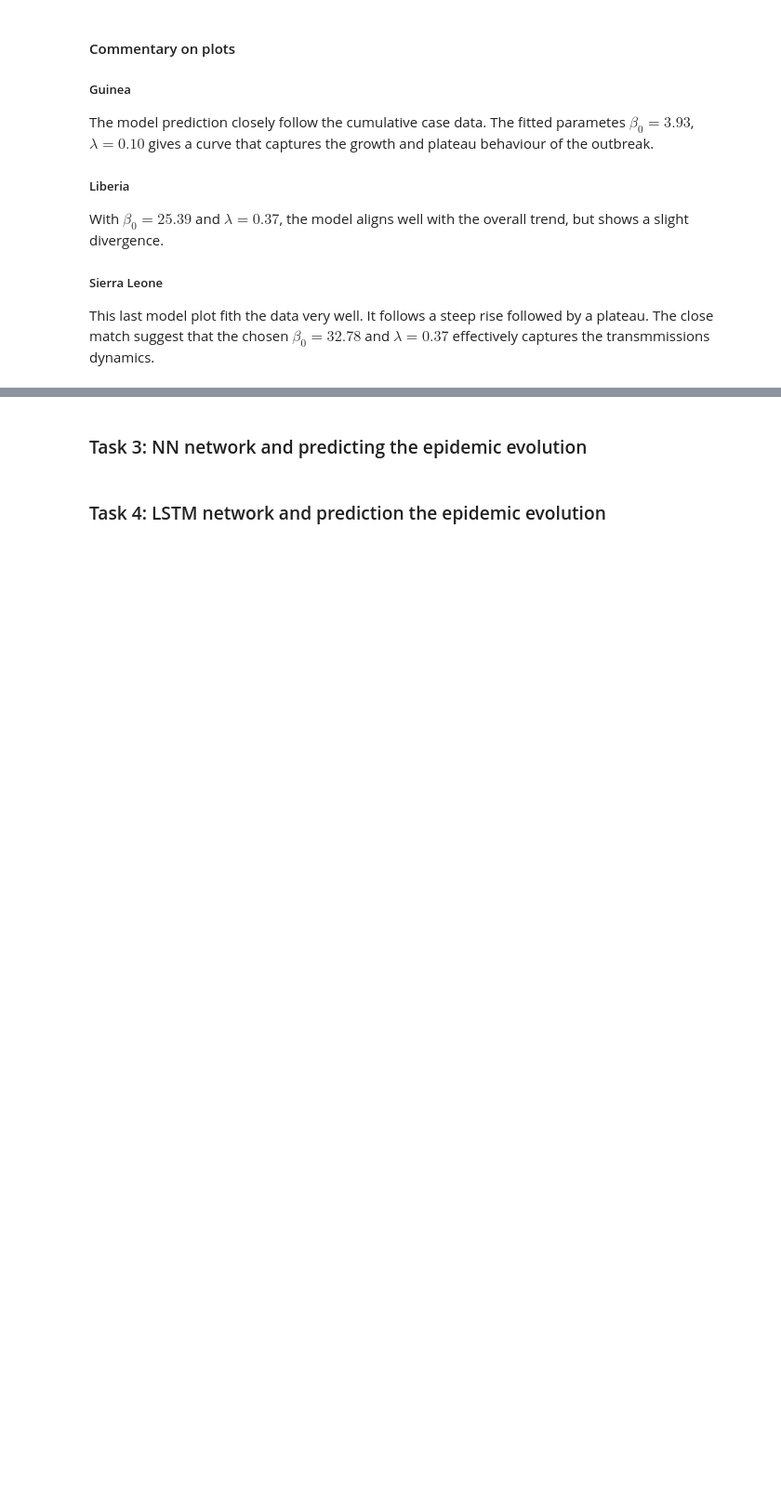
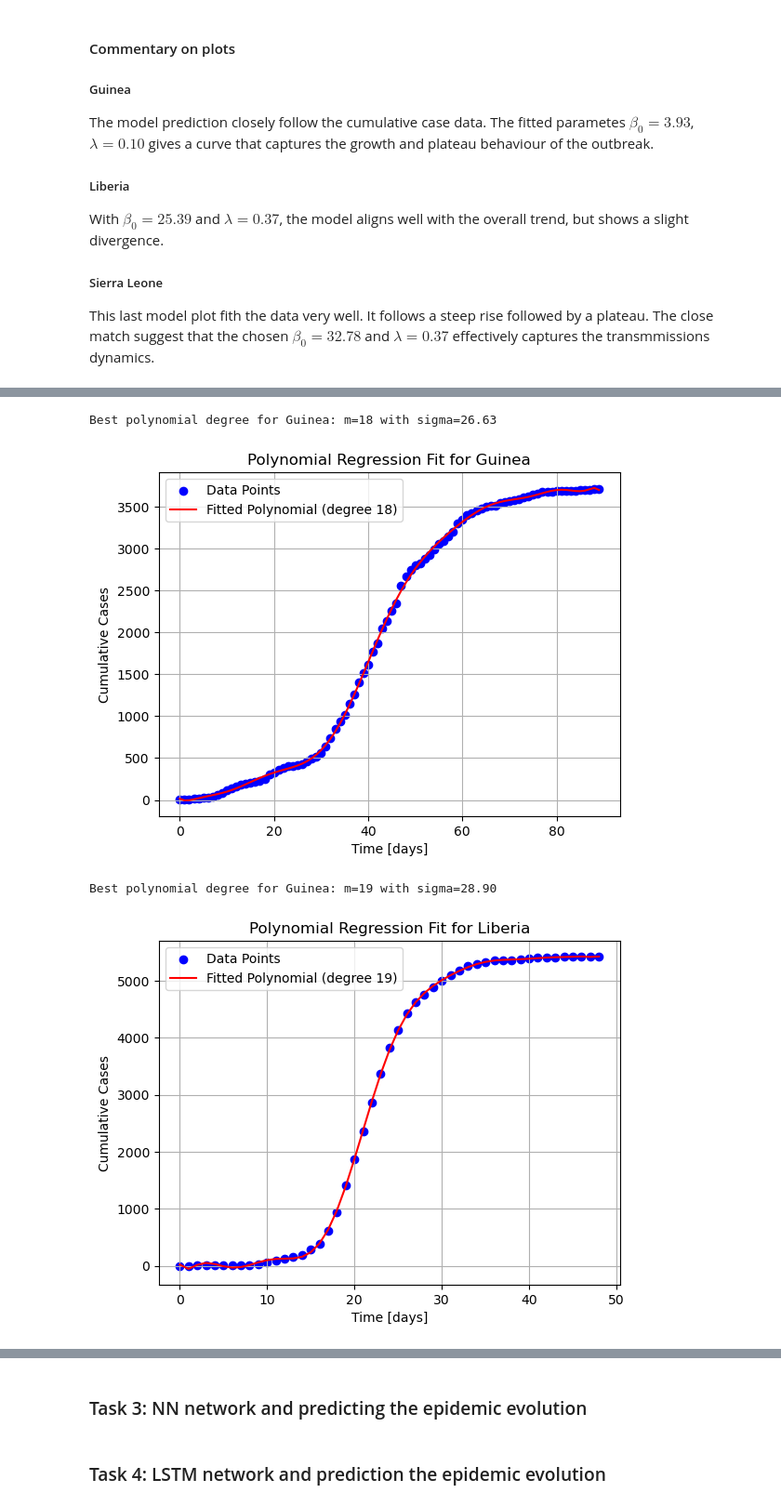
Before and after one commit to patrickteigen/Project-4---Milkyway, a Jupyter notebook: MOD300_Project4.ipynb, the cells around one changed output, grey strips where cells are left out. Shown at 93% size. Drawn from its saved outputs; the diff is of its cells as text; code cells hidden in the pictures; blank space fills up the shorter version.

```diff
--- a/MOD300_Project4.ipynb
+++ b/MOD300_Project4.ipynb
@@ -325,0 +460,80 @@ To improve the fitting function, we need to find a higher-order linear form that
+# %%
+# Guinea - Polynomial Regression Fit
+days, new_cases, cum_cases = loaded_data.get_data("Guinea")
+
+# Loop to test different polynomial degrees
+best_m = None
+best_sigma = float('inf')
+best_coeffs = None
+
+for m in range(1, 21):
+    polyreg = PolynomialRegressionFit(days, cum_cases, country="Guinea")
+    coeffs = polyreg.polyFit(m=m)
+    sigma = polyreg.fit_quality()
+
+    if sigma < best_sigma:
+        best_sigma = sigma
+        best_m = m
+        best_coeffs = coeffs
+
+print(f"Best polynomial degree for Guinea: m={best_m} with sigma={best_sigma:.2f}")
+
+# Plot best fit
+polyReg = PolynomialRegressionFit(days, cum_cases, country="Guinea")
+polyReg.polyFit(m=best_m)
+polyReg.plot_fit()
+
+# Liberia - Polynomial Regression Fit
+days, new_cases, cum_cases = loaded_data.get_data("Liberia")
+
+# Loop to test different polynomial degrees
+best_m = None
+best_sigma = float('inf')
+best_coeffs = None
+
+for m in range(1, 21):
+    polyreg = PolynomialRegressionFit(days, cum_cases, country="Liberia")
+    coeffs = polyreg.polyFit(m=m)
+    sigma = polyreg.fit_quality()
+
+    if sigma < best_sigma:
+        best_sigma = sigma
+        best_m = m
+        best_coeffs = coeffs
+
+print(f"Best polynomial degree for Guinea: m={best_m} with sigma={best_sigma:.2f}")
+
+# Plot best fit
+polyReg = PolynomialRegressionFit(days, cum_cases, country="Liberia")
+polyReg.polyFit(m=best_m)
+polyReg.plot_fit()
+
+# Sierra Leone - Polynomial Regression Fit
+days, new_cases, cum_cases = loaded_data.get_data("Sierra Leone")
+
+# Loop to test different polynomial degrees
+best_m = None
+best_sigma = float('inf')
+best_coeffs = None
+
+for m in range(1, 21):
+    polyreg = PolynomialRegressionFit(days, cum_cases, country="Sierra Leone")
+    coeffs = polyreg.polyFit(m=m)
+    sigma = polyreg.fit_quality()
+
+    if sigma < best_sigma:
+        best_sigma = sigma
+        best_m = m
+        best_coeffs = coeffs
+
+print(f"Best polynomial degree for Guinea: m={best_m} with sigma={best_sigma:.2f}")
+
+# Plot best fit
+polyReg = PolynomialRegressionFit(days, cum_cases, country="Sierra Leone")
+polyReg.polyFit(m=best_m)
+polyReg.plot_fit()
+# %% [output]
+Best polynomial degree for Guinea: m=18 with sigma=26.63
+[figure, added]
+Best polynomial degree for Guinea: m=19 with sigma=28.90
+[figure, added]
```
Also changed, not shown: parts of 10 cells of this notebook, 3 other files.
